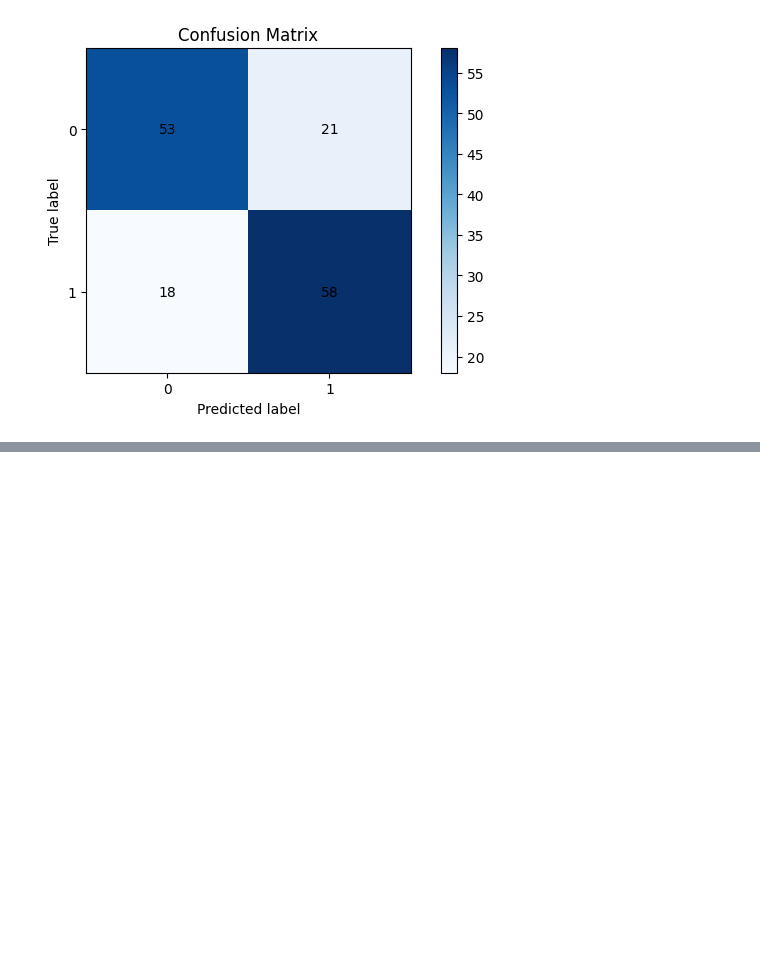
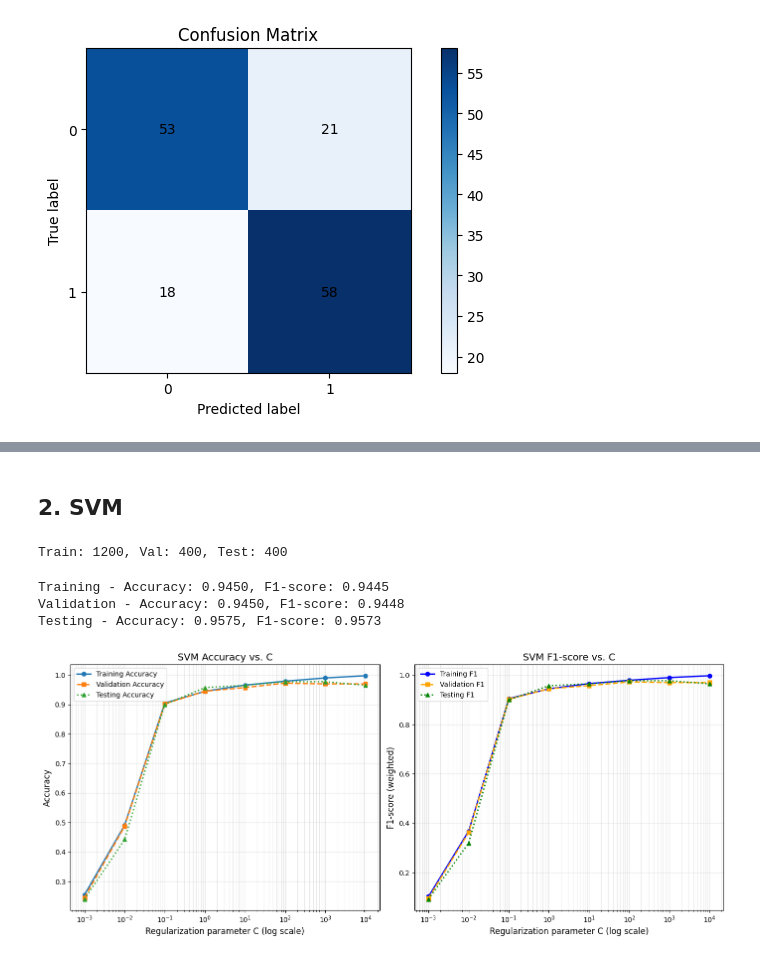
Before and after one commit to Fan-Jia-Chiun/DM_Ass2_111550058, a Jupyter notebook: Real_World_Classification.ipynb, the cells around one changed output, grey strips where cells are left out. Saved outputs shown, nothing was run; the diff lists cells and outputs as text; code cells hidden in the pictures; blank space fills up the shorter version.

```diff
--- a/Real_World_Classification.ipynb
+++ b/Real_World_Classification.ipynb
@@ -328,0 +357,44 @@ F1-score  : 0.7484
+# %% [markdown]
+## 2. SVM
+# %%
+import pandas as pd
+import numpy as np
+from sklearn.model_selection import train_test_split
+from sklearn.svm import SVC
+from sklearn.metrics import accuracy_score, f1_score
+import matplotlib.pyplot as plt
+
+df = pd.read_csv('mobile_price.csv')
+X = df.drop('price_range', axis=1)
+y = df['price_range']
+
+seed = 42
+np.random.seed(seed)
+
+# Split 1st time.
+X_train, X_temp, y_train, y_temp = train_test_split(X, y, test_size=0.4, random_state=seed)
+
+# Split 2nd time.
+X_val, X_test, y_val, y_test = train_test_split(X_temp, y_temp, test_size=0.5, random_state=seed)
+
+print(f"Train: {len(X_train)}, Val: {len(X_val)}, Test: {len(X_test)}")
+# %% [output]
+Train: 1200, Val: 400, Test: 400
+# %%
+svm_base = SVC(C = 1.0)
+svm_base.fit(X_train, y_train)
+
+def report_score_base(model, X, y, name):
+    np.random.seed(seed)
+    y_pred = model.predict(X)
+    acc = accuracy_score(y, y_pred)
+    f1 = f1_score(y, y_pred, average = 'weighted')
+    print(f"{name} - Accuracy: {acc:.4f}, F1-score: {f1:.4f}")
+
+report_score_base(svm_base, X_train, y_train, "Training")
+report_score_base(svm_base, X_val, y_val, "Validation")
+report_score_base(svm_base, X_test, y_test, "Testing")
+# %% [output]
+Training - Accuracy: 0.9450, F1-score: 0.9445
+Validation - Accuracy: 0.9450, F1-score: 0.9448
+Testing - Accuracy: 0.9575, F1-score: 0.9573
@@ -328,0 +425,35 @@ F1-score  : 0.7484
+# %%
+# Plot
+
+plt.figure(figsize=(14, 6))
+
+# Accuracy
+plt.subplot(1, 2, 1)
+plt.plot(regul_params, train_accs, label='Training Accuracy', marker='o', linestyle='-', linewidth=2)
+plt.plot(regul_params, val_accs, label='Validation Accuracy', marker='s', linestyle='--', linewidth=2)
+plt.plot(regul_params, test_accs, label='Testing Accuracy', marker='^', linestyle=':', linewidth=2)
+
+plt.xscale('log')
+plt.xlabel('Regularization parameter C (log scale)', fontsize = 12)
+plt.ylabel('Accuracy', fontsize = 12)
+plt.title('SVM Accuracy vs. C', fontsize = 14)
+plt.legend()
+plt.grid(True, which = "both", ls = "-", alpha = 0.3)
+
+# F1-score
+plt.subplot(1, 2, 2)
+plt.plot(regul_params, train_f1s, label='Training F1', marker='o', linestyle='-', linewidth=2, color='blue')
+plt.plot(regul_params, val_f1s, label='Validation F1', marker='s', linestyle='--', linewidth=2, color='orange')
+plt.plot(regul_params, test_f1s, label='Testing F1', marker='^', linestyle=':', linewidth=2, color='green')
+
+plt.xscale('log')
+plt.xlabel('Regularization parameter C (log scale)', fontsize = 12)
+plt.ylabel('F1-score (weighted)', fontsize = 12)
+plt.title('SVM F1-score vs. C', fontsize = 14)
+plt.legend()
+plt.grid(True, which = "both", ls = "-", alpha = 0.3)
+
+plt.tight_layout()
+plt.show()
+# %% [output]
+[figure, added]
```
Also changed, not shown: parts of 7 cells of this notebook.
